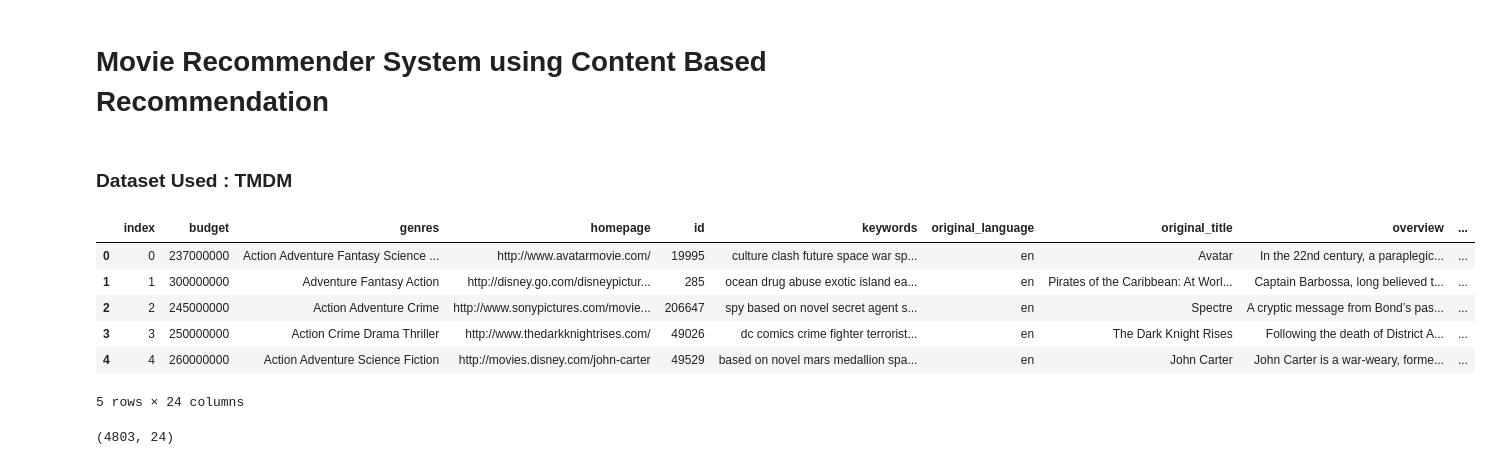
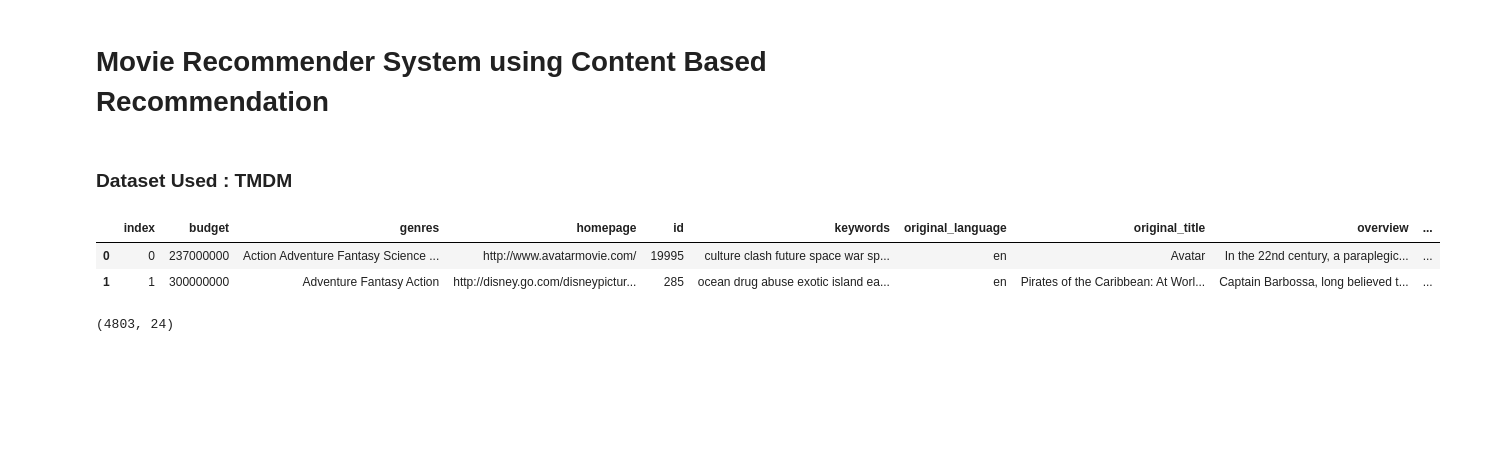
Before and after one commit to amitchavda17/movie_recommender, a Jupyter notebook: Movie_Recommender.ipynb, the cells around one changed output. Cells and saved outputs as stored; diff of their text form; code cells hidden in the pictures; blank space fills up the shorter version.

```diff
--- a/Movie_Recommender.ipynb
+++ b/Movie_Recommender.ipynb
@@ -10,14 +13,10 @@ import matplotlib.pyplot as plt
 # %%
 df = pd.read_csv('movie_dataset.csv')
-df.head()
+df.head(2)
 # %% [output]
 |  | index | budget | genres | homepage | id | keywords | original_language | original_title | overview | ... |
 | 0 | 0 | 237000000 | Action Adventure Fantasy Science ... | http://www.avatarmovie.com/ | 19995 | culture clash future space war sp... | en | Avatar | In the 22nd century, a paraplegic... | ... |
 | 1 | 1 | 300000000 | Adventure Fantasy Action | http://disney.go.com/disneypictur... | 285 | ocean drug abuse exotic island ea... | en | Pirates of the Caribbean: At Worl... | Captain Barbossa, long believed t... | ... |
-| 2 | 2 | 245000000 | Action Adventure Crime | http://www.sonypictures.com/movie... | 206647 | spy based on novel secret agent s... | en | Spectre | A cryptic message from Bond’s pas... | ... |
-| 3 | 3 | 250000000 | Action Crime Drama Thriller | http://www.thedarkknightrises.com/ | 49026 | dc comics crime fighter terrorist... | en | The Dark Knight Rises | Following the death of District A... | ... |
-| 4 | 4 | 260000000 | Action Adventure Science Fiction | http://movies.disney.com/john-carter | 49529 | based on novel mars medallion spa... | en | John Carter | John Carter is a war-weary, forme... | ... |
-5 rows × 24 columns
 # %%
 # df shape
 df.shape
```
Also changed, not shown: parts of 58 cells of this notebook.
